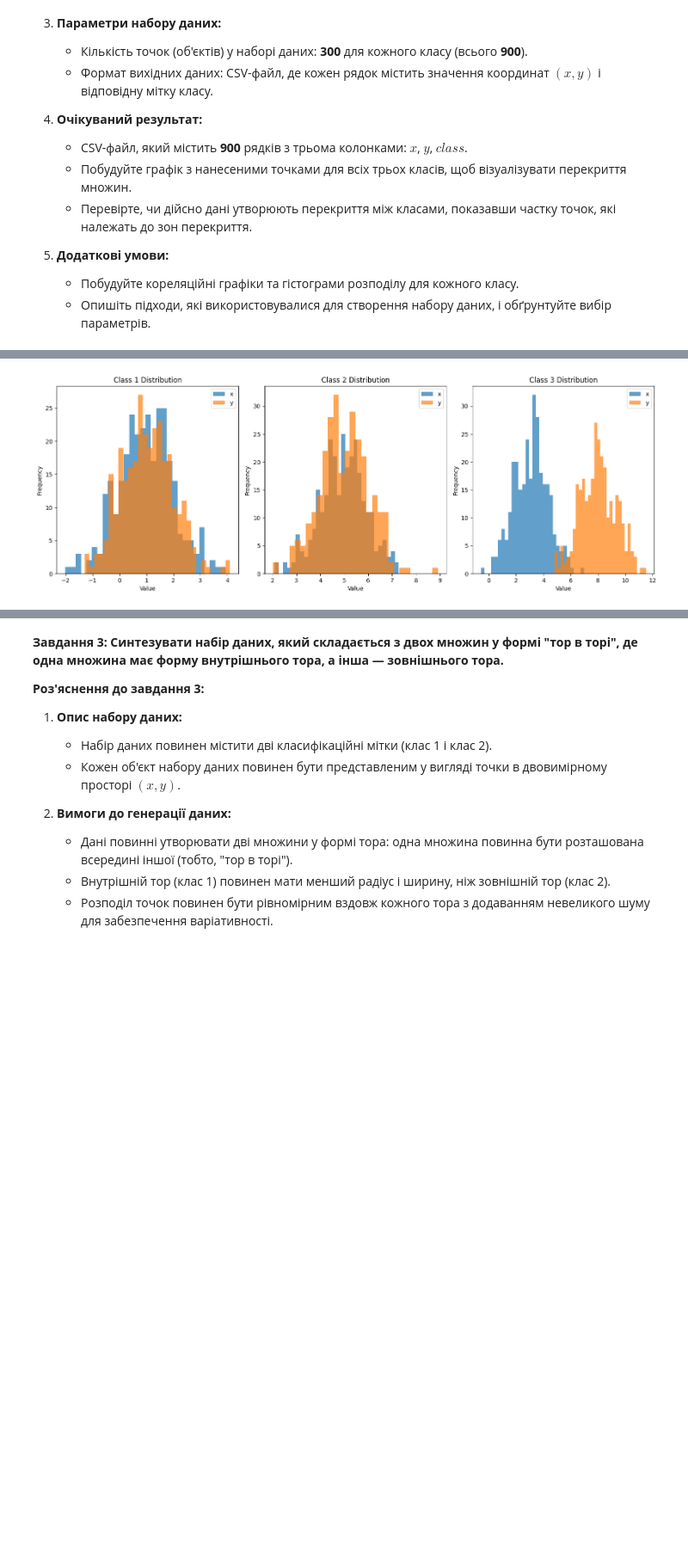
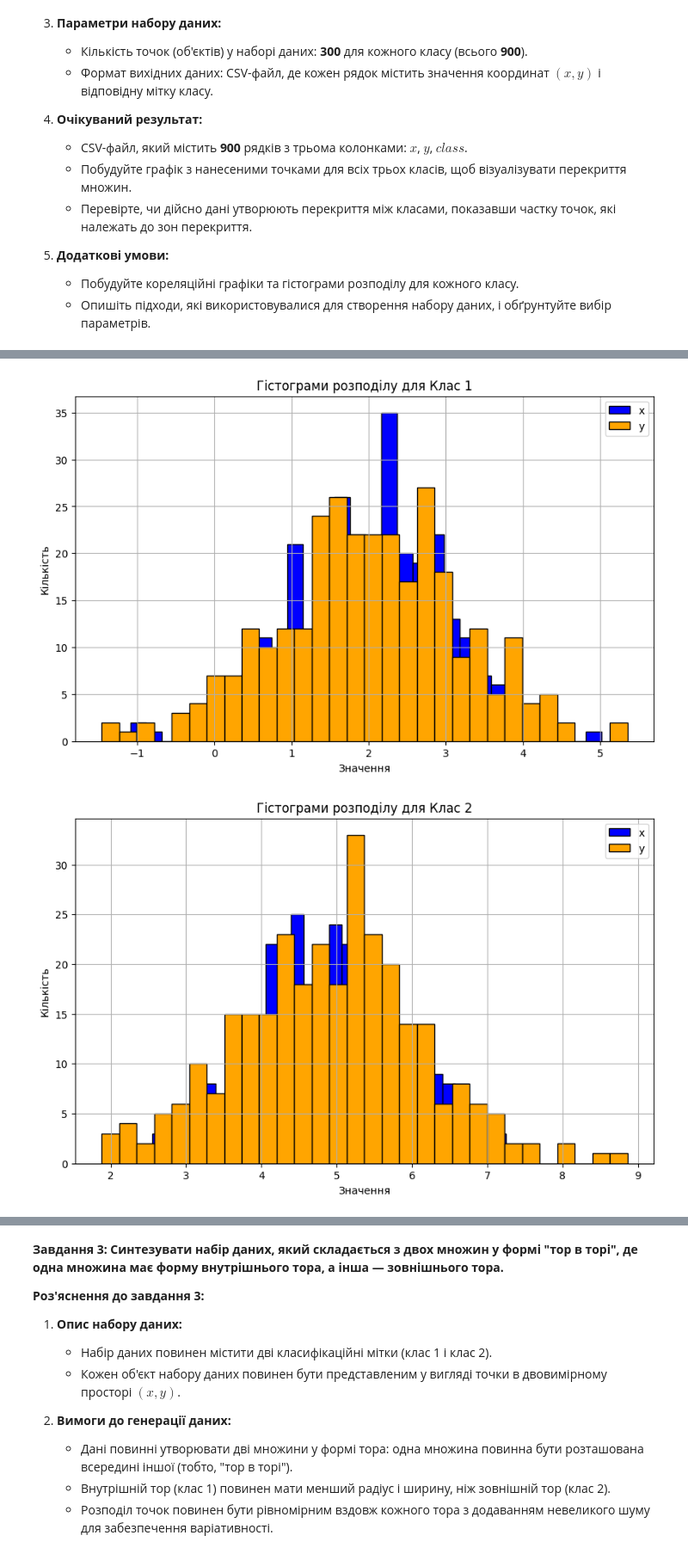
Before and after one commit to Sidoryak-Ostap/basics-of-ai, a Jupyter notebook: data_analytics/lab_2/DM_practice_2_new.ipynb, the cells around one changed output, grey strips where cells are left out. Shown at 86% size. Cells and saved outputs as stored; diff of their text form; code cells hidden in the pictures; blank space fills up the shorter version.

```diff
--- a/data_analytics/lab_2/DM_practice_2_new.ipynb
+++ b/data_analytics/lab_2/DM_practice_2_new.ipynb
@@ -208,17 +189,19 @@ plt.show()
-# %%
-plt.figure(figsize=(15, 10))
-
-for i, class_label in enumerate(centers.keys(), 1):
-    plt.subplot(2, 3, i)
-    class_df = df[df['class'] == class_label]
-    plt.hist(class_df['x'], bins=30, alpha=0.7, label='x')
-    plt.hist(class_df['y'], bins=30, alpha=0.7, label='y')
-    plt.title(f'Class {class_label} Distribution')
-    plt.xlabel('Value')
-    plt.ylabel('Frequency')
-    plt.legend()
-
-plt.tight_layout()
-plt.show()
-# %% [output]
-[figure, removed]
+# %%
+classes = [0, 1, 2]
+class_names = ["Клас 1", "Клас 2", "Клас 3"]
+
+for i, class_name in zip(classes, class_names):
+    plt.figure(figsize=(10, 6))
+
+    sns.histplot(df[df['class'] == i]['x'], bins=30, color='blue', alpha=1, label='x', kde=False)
+    sns.histplot(df[df['class'] == i]['y'], bins=30, color='orange', alpha=1, label='y', kde=False)
+
+    plt.title(f'Гістограми розподілу для {class_name}')
+    plt.xlabel('Значення')
+    plt.ylabel('Кількість')
+    plt.legend()
+    plt.grid(True)
+    plt.show()
+# %% [output]
+[figure, added]
+[figure, added]
```
Also changed, not shown: parts of 14 cells of this notebook, 3 other files.
